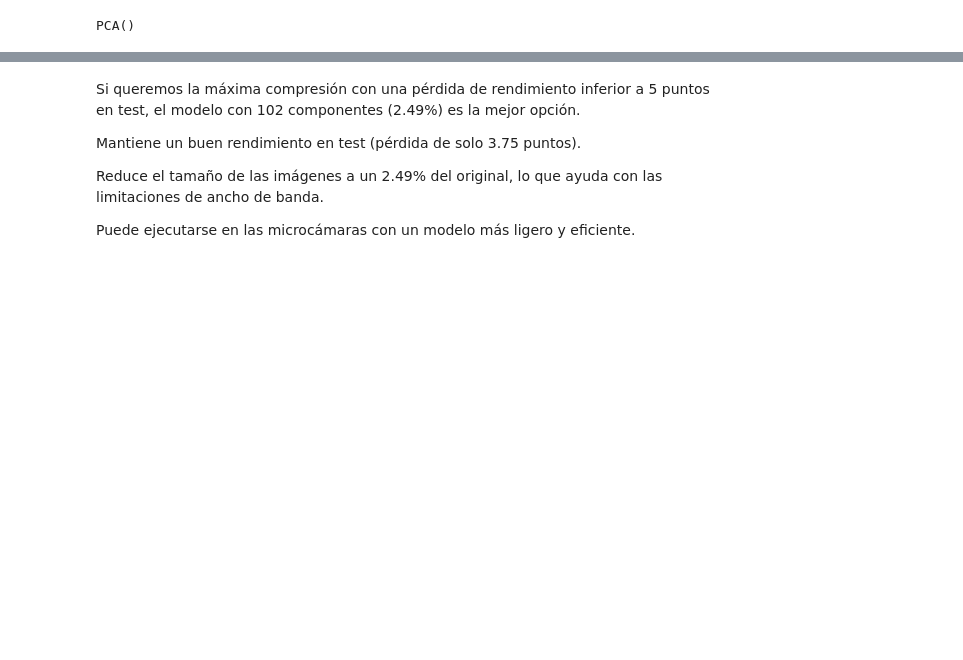
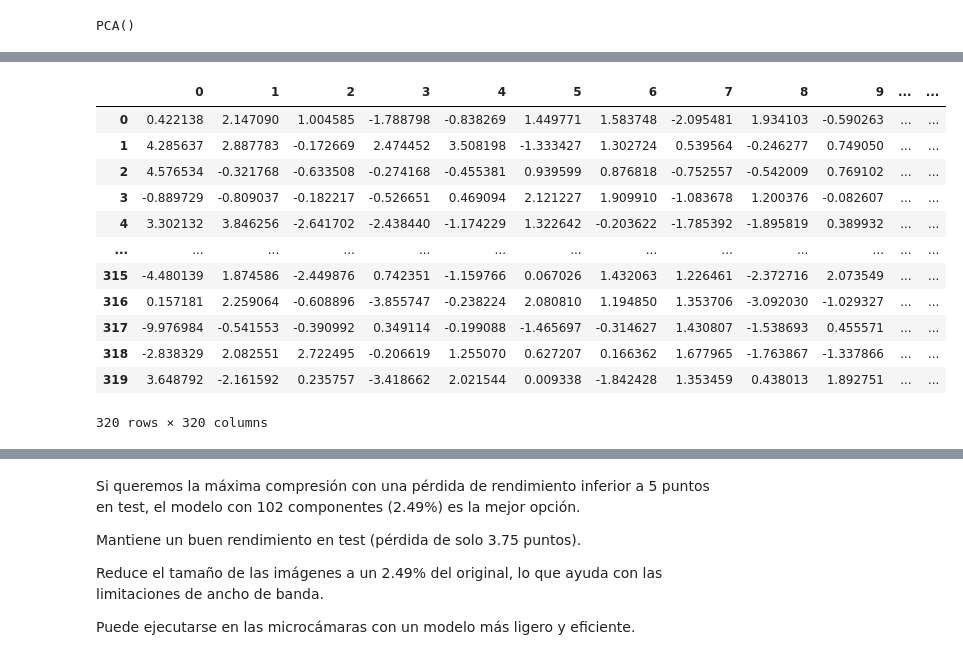
Before and after one commit to alvarosmms/ONLINE_DS_THEBRIDGE_ALVAROSMMS, a Jupyter notebook: Sprint_14/Unidad_01/Practica_Obligatoria/18_Practica_Obligatoria_No_Supervisado_PCA.ipynb, the cells around one changed output, grey strips where cells are left out. Drawn from its saved outputs; the diff is of its cells as text; code cells hidden in the pictures; blank space fills up the shorter version.

```diff
--- a/Sprint_14/Unidad_01/Practica_Obligatoria/18_Practica_Obligatoria_No_Supervisado_PCA.ipynb
+++ b/Sprint_14/Unidad_01/Practica_Obligatoria/18_Practica_Obligatoria_No_Supervisado_PCA.ipynb
@@ -50,4 +51,4 @@ Para conseguir el objetivo, primero descarga el dataset de las caras de Olivetti
 olivetti = fetch_olivetti_faces(shuffle=True, random_state=42)
 
 df_faces = pd.DataFrame(olivetti.data)
-df_faces["target"] = olivetti.target
+target = olivetti.target
@@ -54,3 +63,3 @@ df_faces["target"] = olivetti.target
 # %%
 #2. Hacer un split en train y test con al menos 80 instancias en el test y estratificado según el target.
-X_train, X_test, y_train, y_test = train_test_split(olivetti.data, olivetti.target, test_size=80, stratify=olivetti.target, random_state=42)
+train_set,test_set = train_test_split(df_faces, test_size=80, stratify=olivetti.target, random_state=42)
@@ -74,2 +68,8 @@ eda
+# %%
+X_train = train_set.drop(target,axis =1)
+y_train = train_set[target]
+
+X_test = test_set.drop(target,axis=1)
+y_test = test_set[target]
 # %%
 #4. Medir la recall media (“balanced_accuracy”) sobre cross validation con 5 folds y sobre el conjunto de test
@@ -114,0 +198,6 @@ compression_ratios = [0.002, 0.005, 0.01, 0.015, 0.025]
+# %%
+#Hecho en clase
+X_train_pca= pca.transform(X_train)  #Devuelve un array de numpy
+X_test_pca = pca.transform(X_test)
+
+X_train_pca
@@ -114,0 +218,16 @@ compression_ratios = [0.002, 0.005, 0.01, 0.015, 0.025]
+# %%
+pd.DataFrame(X_train_pca)
+# %% [output]
+|  | 0 | 1 | 2 | 3 | 4 | 5 | 6 | 7 | 8 | 9 | ... | ... |
+| 0 | 0.422138 | 2.147090 | 1.004585 | -1.788798 | -0.838269 | 1.449771 | 1.583748 | -2.095481 | 1.934103 | -0.590263 | ... | ... |
+| 1 | 4.285637 | 2.887783 | -0.172669 | 2.474452 | 3.508198 | -1.333427 | 1.302724 | 0.539564 | -0.246277 | 0.749050 | ... | ... |
+| 2 | 4.576534 | -0.321768 | -0.633508 | -0.274168 | -0.455381 | 0.939599 | 0.876818 | -0.752557 | -0.542009 | 0.769102 | ... | ... |
+| 3 | -0.889729 | -0.809037 | -0.182217 | -0.526651 | 0.469094 | 2.121227 | 1.909910 | -1.083678 | 1.200376 | -0.082607 | ... | ... |
+| 4 | 3.302132 | 3.846256 | -2.641702 | -2.438440 | -1.174229 | 1.322642 | -0.203622 | -1.785392 | -1.895819 | 0.389932 | ... | ... |
+| ... | ... | ... | ... | ... | ... | ... | ... | ... | ... | ... | ... | ... |
+| 315 | -4.480139 | 1.874586 | -2.449876 | 0.742351 | -1.159766 | 0.067026 | 1.432063 | 1.226461 | -2.372716 | 2.073549 | ... | ... |
+| 316 | 0.157181 | 2.259064 | -0.608896 | -3.855747 | -0.238224 | 2.080810 | 1.194850 | 1.353706 | -3.092030 | -1.029327 | ... | ... |
+| 317 | -9.976984 | -0.541553 | -0.390992 | 0.349114 | -0.199088 | -1.465697 | -0.314627 | 1.430807 | -1.538693 | 0.455571 | ... | ... |
+| 318 | -2.838329 | 2.082551 | 2.722495 | -0.206619 | 1.255070 | 0.627207 | 0.166362 | 1.677965 | -1.763867 | -1.337866 | ... | ... |
+| 319 | 3.648792 | -2.161592 | 0.235757 | -3.418662 | 2.021544 | 0.009338 | -1.842428 | 1.353459 | 0.438013 | 1.892751 | ... | ... |
+320 rows × 320 columns
```
Also changed, not shown: parts of 20 cells of this notebook, 4 other files.
